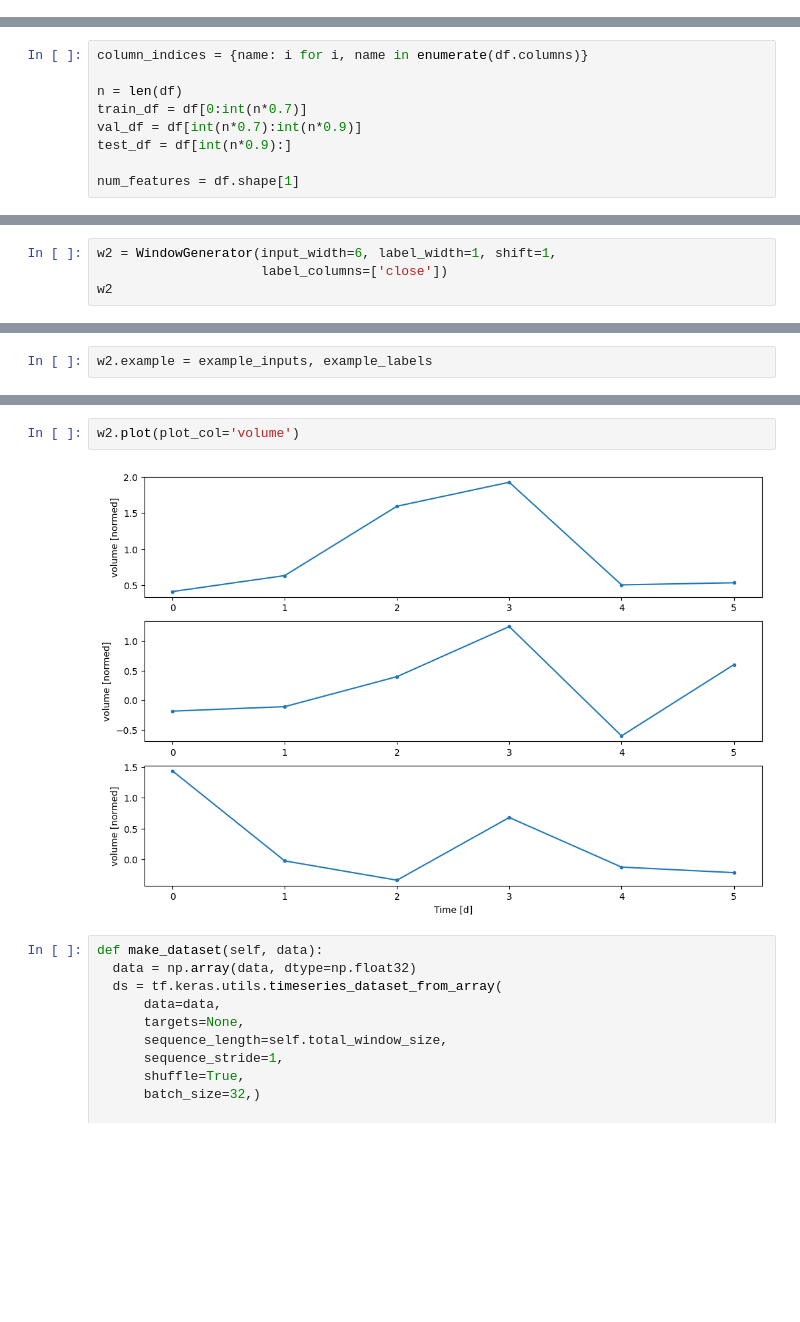
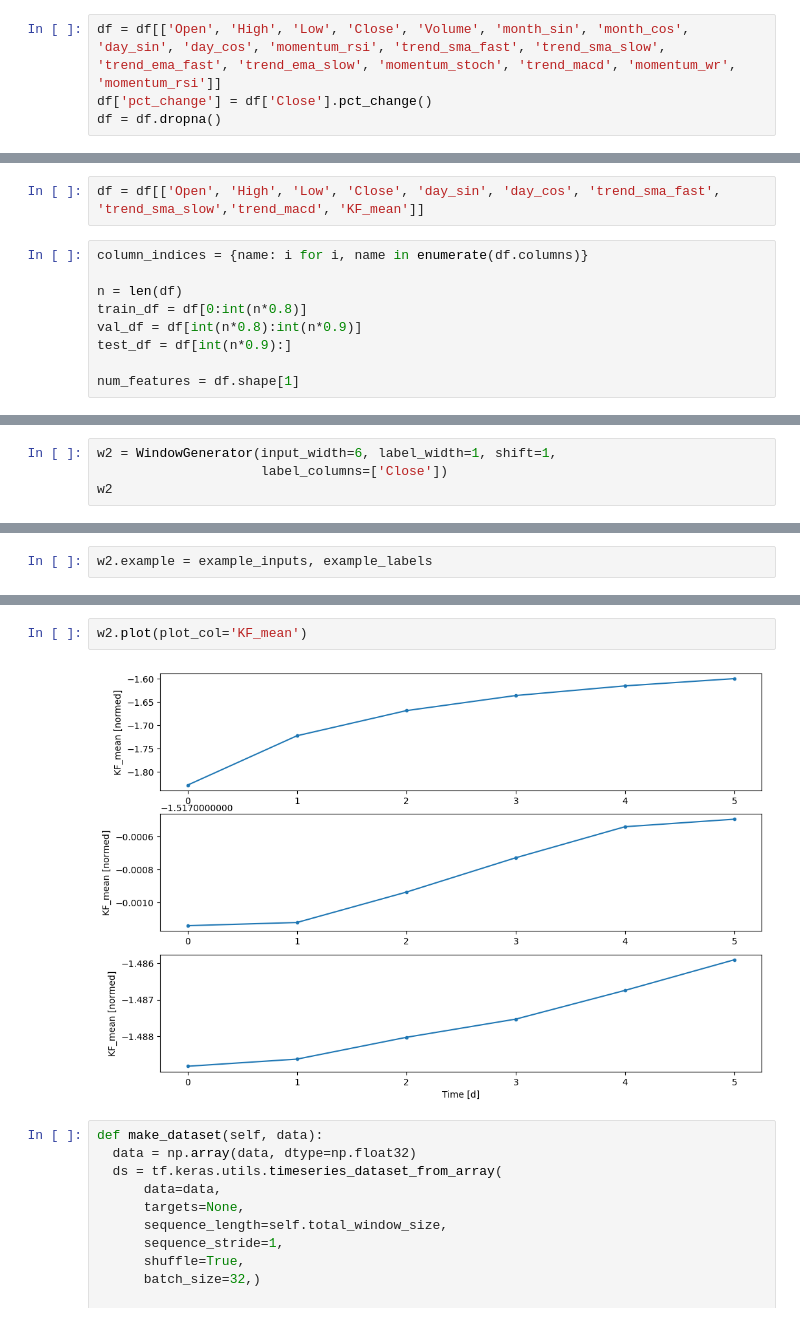
Before and after one commit to Ryan-Ray-Martin/Trading_Agent, a Jupyter notebook: stock_price_prediction.ipynb, the cells around one changed output, grey strips where cells are left out. Saved outputs shown, nothing was run; the diff lists cells and outputs as text; blank space fills up the shorter version.

```diff
--- a/stock_price_prediction.ipynb
+++ b/stock_price_prediction.ipynb
@@ -123,3 +88,7 @@ Index(['Open', 'High', 'Low', 'Close', 'Volume', 'month_sin', 'month_cos',
+# %%
+df = df[['Open', 'High', 'Low', 'Close', 'Volume', 'month_sin', 'month_cos', 'day_sin', 'day_cos', 'momentum_rsi', 'trend_sma_fast', 'trend_sma_slow', 'trend_ema_fast', 'trend_ema_slow', 'momentum_stoch', 'trend_macd', 'momentum_wr', 'momentum_rsi']]
+df['pct_change'] = df['Close'].pct_change()
+df = df.dropna()
 # %% [markdown]
 #### in addition, we will also add kalman filter as a feature and eventually FinBERT (although sentiment is more difficult to attain, but we have done it before)
 # %%
@@ -216,9 +188,11 @@ _ = plt.xlabel('Frequency (log scale)')
+# %%
+df = df[['Open', 'High', 'Low', 'Close', 'day_sin', 'day_cos', 'trend_sma_fast', 'trend_sma_slow','trend_macd', 'KF_mean']]
 # %%
 column_indices = {name: i for i, name in enumerate(df.columns)}
 
 n = len(df)
-train_df = df[0:int(n*0.7)]
-val_df = df[int(n*0.7):int(n*0.9)]
+train_df = df[0:int(n*0.8)]
+val_df = df[int(n*0.8):int(n*0.9)]
 test_df = df[int(n*0.9):]
 
 num_features = df.shape[1]
@@ -278,7 +252,7 @@ class WindowGenerator():
         f'Label column name(s): {self.label_columns}'])
 # %%
 w2 = WindowGenerator(input_width=6, label_width=1, shift=1,
-                     label_columns=['close'])
+                     label_columns=['Close'])
 w2
 # %% [output]
 Total window size: 7
@@ -359,7 +336,7 @@ w2.plot()
 # %%
-w2.plot(plot_col='volume')
+w2.plot(plot_col='KF_mean')
 # %% [output]
-[figure, old version]
+[figure, new version]
 # %%
 def make_dataset(self, data):
   data = np.array(data, dtype=np.float32)
```
Also changed, not shown: parts of 56 cells of this notebook.
